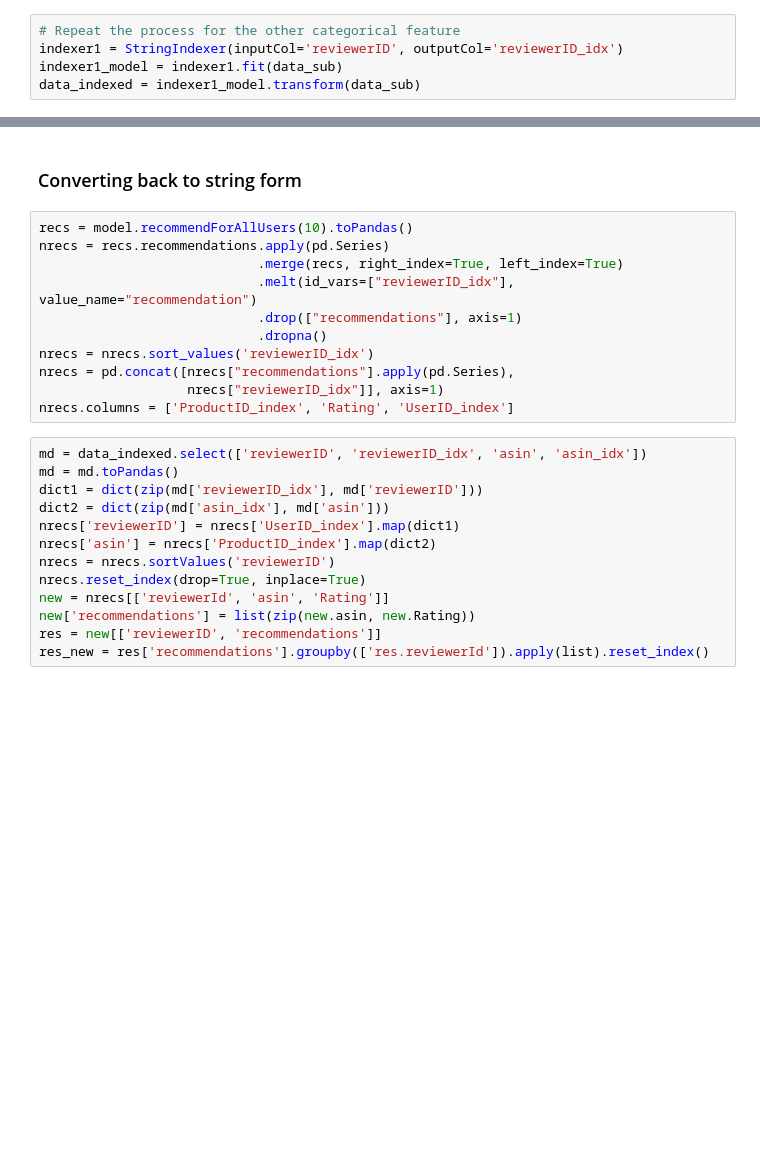
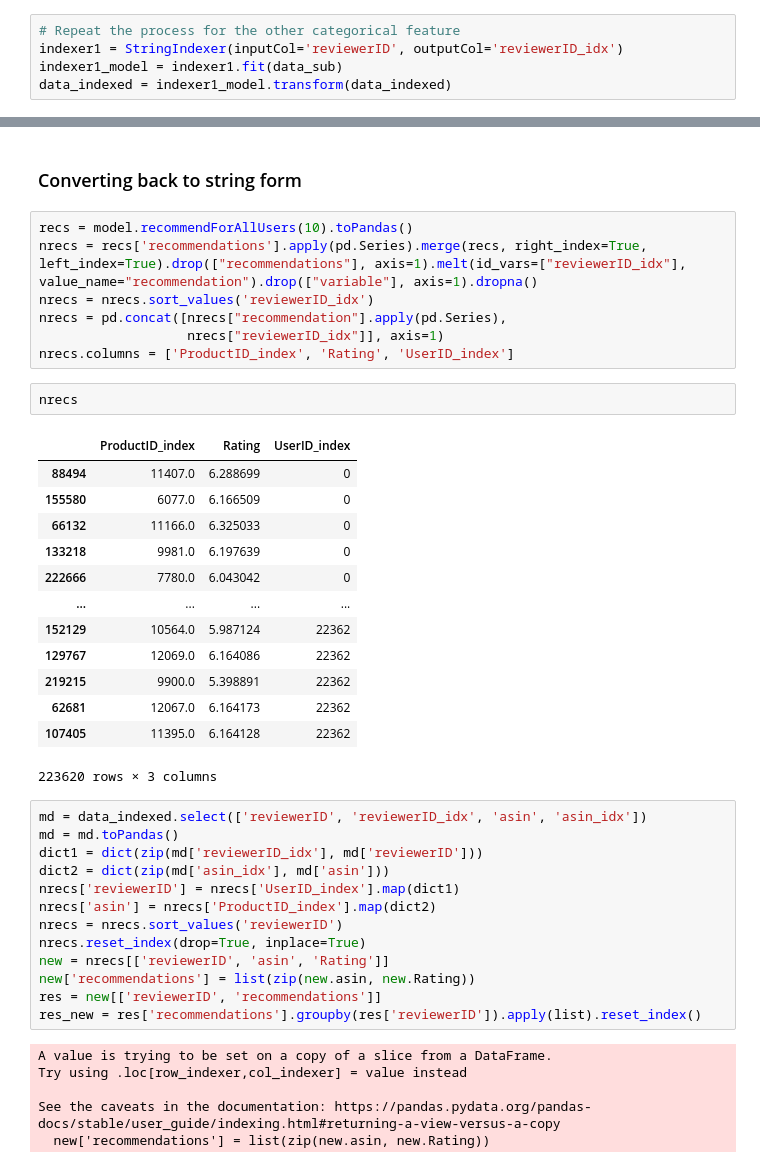
Before and after one commit to hieplk97/Data-Science, a Jupyter notebook: 08 Big Data in Machine Learning/Excercise/Chapter 09 PySpark ML - Clustering, Recommender System/Ex4 Beauty.ipynb, the cells around one changed output, grey strips where cells are left out. Drawn from its saved outputs; the diff is of its cells as text; blank space fills up the shorter version.

```diff
--- a/08 Big Data in Machine Learning/Excercise/Chapter 09 PySpark ML - Clustering, Recommender System/Ex4 Beauty.ipynb
+++ b/08 Big Data in Machine Learning/Excercise/Chapter 09 PySpark ML - Clustering, Recommender System/Ex4 Beauty.ipynb
@@ -61,6 +98,6 @@ data_indexed = indexer_model.transform(data_sub)
 # Repeat the process for the other categorical feature
 indexer1 = StringIndexer(inputCol='reviewerID', outputCol='reviewerID_idx')
 indexer1_model = indexer1.fit(data_sub)
-data_indexed = indexer1_model.transform(data_sub)
+data_indexed = indexer1_model.transform(data_indexed)
 # %%
 data_indexed.show(5, truncate=True)
@@ -96,15 +176,27 @@ for user in user_recs.head(5):
 ### Converting back to string form
 # %%
 recs = model.recommendForAllUsers(10).toPandas()
-nrecs = recs.recommendations.apply(pd.Series)
-                            .merge(recs, right_index=True, left_index=True)
-                            .melt(id_vars=["reviewerID_idx"], value_name="recommendation")
-                            .drop(["recommendations"], axis=1)
-                            .dropna()
+nrecs = recs['recommendations'].apply(pd.Series).merge(recs, right_index=True, left_index=True).drop(["recommendations"], axis=1).melt(id_vars=["reviewerID_idx"], value_name="recommendation").drop(["variable"], axis=1).dropna()
 nrecs = nrecs.sort_values('reviewerID_idx')
-nrecs = pd.concat([nrecs["recommendations"].apply(pd.Series),
+nrecs = pd.concat([nrecs["recommendation"].apply(pd.Series),
                    nrecs["reviewerID_idx"]], axis=1)
 nrecs.columns = ['ProductID_index', 'Rating', 'UserID_index']
+# %%
+nrecs
+# %% [output]
+|  | ProductID_index | Rating | UserID_index |
+| 88494 | 11407.0 | 6.288699 | 0 |
+| 155580 | 6077.0 | 6.166509 | 0 |
+| 66132 | 11166.0 | 6.325033 | 0 |
+| 133218 | 9981.0 | 6.197639 | 0 |
+| 222666 | 7780.0 | 6.043042 | 0 |
+| ... | ... | ... | ... |
+| 152129 | 10564.0 | 5.987124 | 22362 |
+| 129767 | 12069.0 | 6.164086 | 22362 |
+| 219215 | 9900.0 | 5.398891 | 22362 |
+| 62681 | 12067.0 | 6.164173 | 22362 |
+| 107405 | 11395.0 | 6.164128 | 22362 |
+223620 rows × 3 columns
 # %%
 md = data_indexed.select(['reviewerID', 'reviewerID_idx', 'asin', 'asin_idx'])
 md = md.toPandas()
@@ -112,11 +204,17 @@ dict1 = dict(zip(md['reviewerID_idx'], md['reviewerID']))
 dict2 = dict(zip(md['asin_idx'], md['asin']))
 nrecs['reviewerID'] = nrecs['UserID_index'].map(dict1)
 nrecs['asin'] = nrecs['ProductID_index'].map(dict2)
-nrecs = nrecs.sortValues('reviewerID')
+nrecs = nrecs.sort_values('reviewerID')
 nrecs.reset_index(drop=True, inplace=True)
-new = nrecs[['reviewerId', 'asin', 'Rating']]
+new = nrecs[['reviewerID', 'asin', 'Rating']]
 new['recommendations'] = list(zip(new.asin, new.Rating))
 res = new[['reviewerID', 'recommendations']]
-res_new = res['recommendations'].groupby(['res.reviewerId']).apply(list).reset_index()
+res_new = res['recommendations'].groupby(res['reviewerID']).apply(list).reset_index()
+# %% [output]
+A value is trying to be set on a copy of a slice from a DataFrame.
+Try using .loc[row_indexer,col_indexer] = value instead
+
+See the caveats in the documentation: https://pandas.pydata.org/pandas-docs/stable/user_guide/indexing.html#returning-a-view-versus-a-copy
+  new['recommendations'] = list(zip(new.asin, new.Rating))
 # %%
 res_new
```
Also changed, not shown: parts of 14 cells of this notebook, 54 other files.
